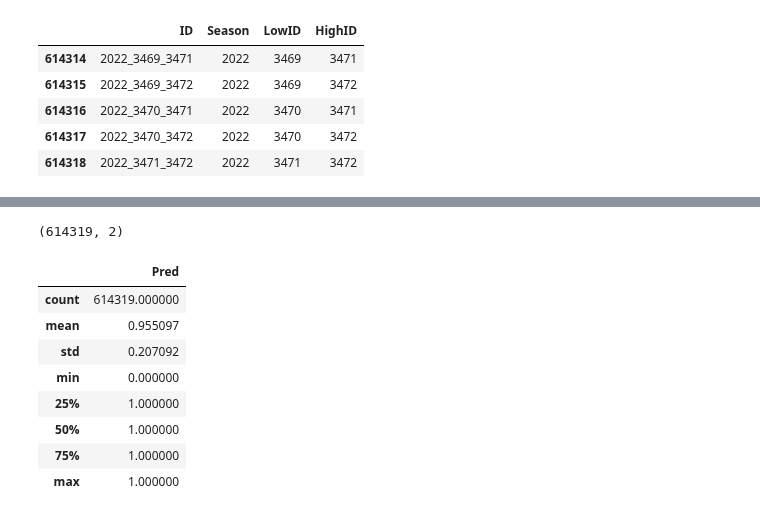
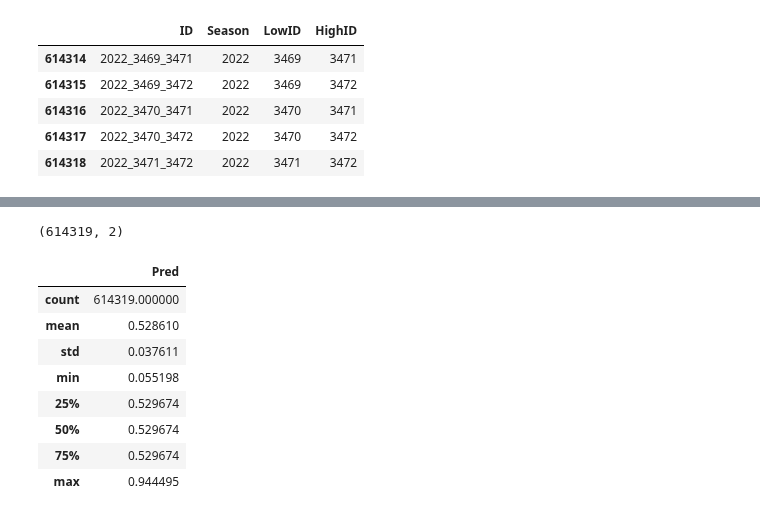
Before and after one commit to sethchart/kaggle-march-machine-learning-mania, a Jupyter notebook: kernels/warmup/notebook.ipynb, the cells around one changed output, grey strips where cells are left out. Saved outputs shown, nothing was run; the diff lists cells and outputs as text; code cells hidden in the pictures.

```diff
--- a/kernels/warmup/notebook.ipynb
+++ b/kernels/warmup/notebook.ipynb
@@ -361,0 +326,10 @@ Parameters
+# %%
+from sklearn.metrics import brier_score_loss, roc_auc_score, confusion_matrix
+from sklearn.model_selection import cross_val_score
+import lightgbm
+
+model = lightgbm.LGBMClassifier(objective="binary", min_data_in_leaf=400)
+model.fit(X_train, y_train)
+
+scores = cross_val_score(model, X_train, y_train, cv=5)
+print(*scores)
@@ -447,23 +428,22 @@ X_submission.tail()
 # %%
 # Use the model to generate predictions
 
-predictions = model.predict(X_submission)
+predictions = model.predict_proba(X_submission)[:,1]
 
 # Save the predictions to a CSV file
 output = pd.DataFrame({"ID": X_submission.index,
                        "Pred": predictions})
-output["Pred"] = output["Pred"].astype(int)
 output.to_csv("submission.csv", index=False)
 print(output.shape)
 output.describe()
 # %% [output]
 (614319, 2)
 |  | Pred |
 | count | 614319.000000 |
-| mean | 0.955097 |
-| std | 0.207092 |
-| min | 0.000000 |
-| 25% | 1.000000 |
-| 50% | 1.000000 |
-| 75% | 1.000000 |
-| max | 1.000000 |
+| mean | 0.528610 |
+| std | 0.037611 |
+| min | 0.055198 |
+| 25% | 0.529674 |
+| 50% | 0.529674 |
+| 75% | 0.529674 |
+| max | 0.944495 |
```
Also changed, not shown: parts of 3 cells of this notebook.
